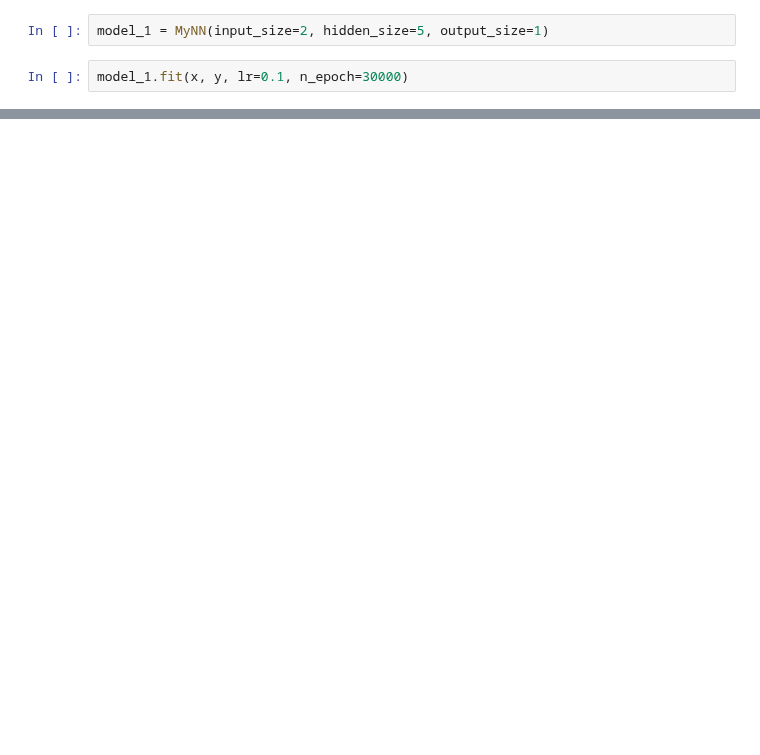
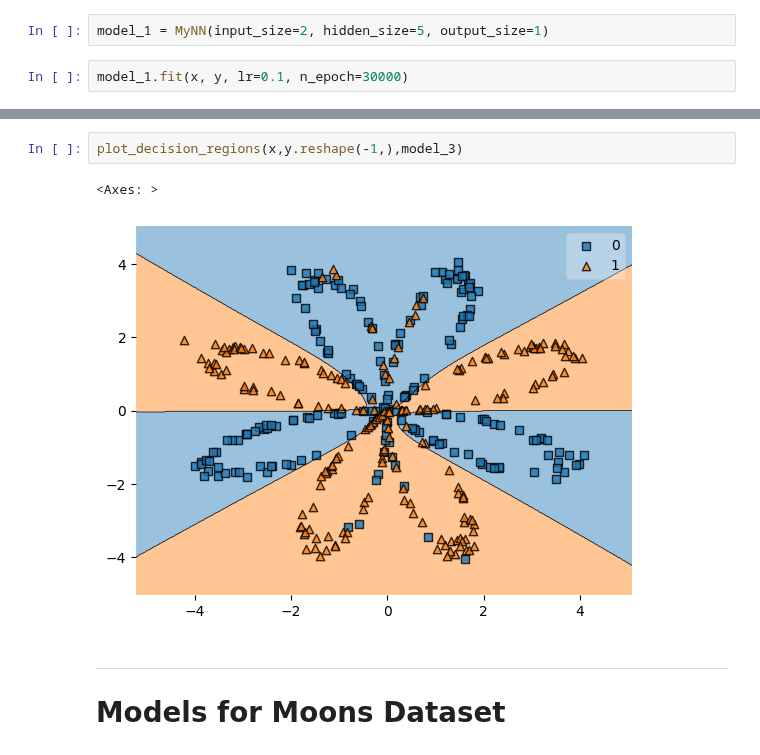
Before and after one commit to Nick-Azzarano/Machine-Learning-Practice, a Jupyter notebook: Spring2025/Homeworks/HW9_Azzarano_Nick.ipynb, the cells around one changed output, grey strips where cells are left out. Cells and saved outputs as stored; diff of their text form; blank space fills up the shorter version.

```diff
--- a/Spring2025/Homeworks/HW9_Azzarano_Nick.ipynb
+++ b/Spring2025/Homeworks/HW9_Azzarano_Nick.ipynb
@@ -191,0 +225,12 @@ plot_decision_regions(x,y.reshape(-1,),model_1)
+# %%
+plot_decision_regions(x,y.reshape(-1,),model_3)
+# %% [output]
+<Axes: >
+[figure, added]
+# %% [markdown]
+
+
+---
+
+
+# Models for Moons Dataset
```
Also changed, not shown: parts of 20 cells of this notebook.
